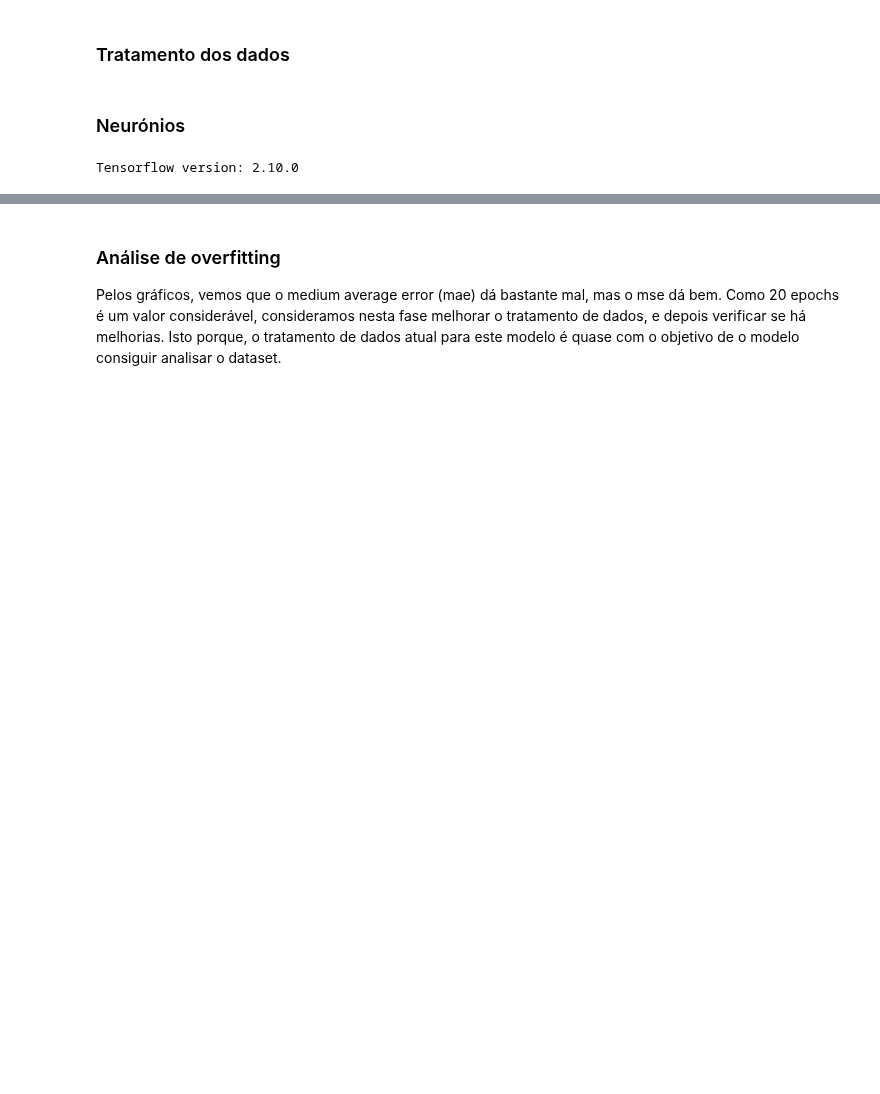
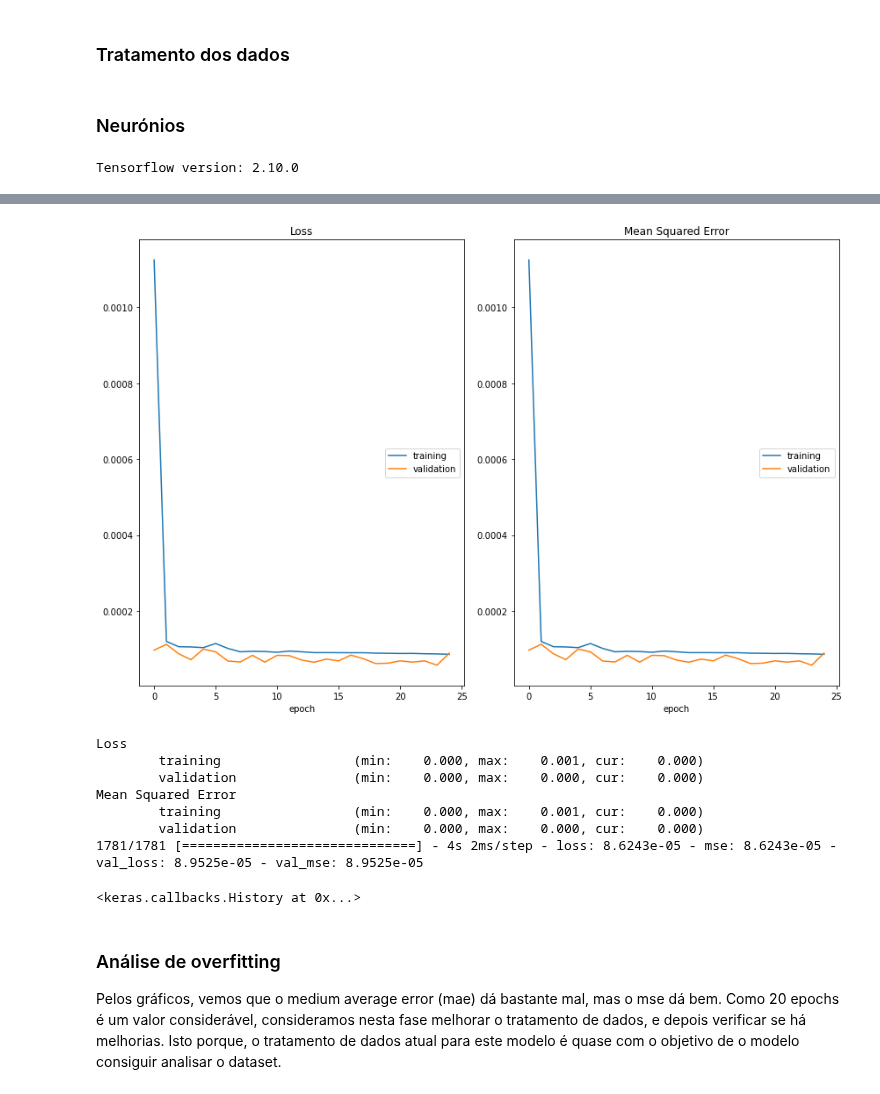
Before and after one commit to gonaloppcc/projetoDAA, a Jupyter notebook: melhor_grupo/neural_network.ipynb, the cells around one changed output, grey strips where cells are left out. Cells and saved outputs as stored; diff of their text form; code cells hidden in the pictures; blank space fills up the shorter version.

```diff
--- a/melhor_grupo/neural_network.ipynb
+++ b/melhor_grupo/neural_network.ipynb
@@ -107,28 +107,24 @@ Tensorflow version: 2.10.0
 # %%
 dataset_MLP = df
 
-X_MLP = dataset_MLP.drop(8, axis=1)
-y_MLP = dataset_MLP[[8]]
-
+X_MLP = dataset_MLP.drop(11, axis=1)
+y_MLP = dataset_MLP[[11]]
+#df.hist(figsize=(14, 14));
 small_dataset = False
 if small_dataset:
     remove_n = 40000
     drop_indices = np.random.choice(dataset_MLP.index, remove_n, replace=False)
     dataset_MLP_subset = dataset_MLP.drop(drop_indices)
-    X_MLP = dataset_MLP_subset.drop(8, axis=1)
-    y_MLP = dataset_MLP_subset[[8]]
+    X_MLP = dataset_MLP_subset.drop(11, axis=1)
+    y_MLP = dataset_MLP_subset[[11]]
 # %%
-
-# Onde fui buscar algumas coisas:
-# https://www.projectpro.io/recipes/find-optimal-parameters-using-gridsearchcv
-
 
 X_train, X_test, y_train, y_test = train_test_split(X_MLP, y_MLP, test_size=0.2, random_state=RANDOM_SEED)
 
 number_columns = len(X_train.columns)#.count()
 #print("Número de colunas: ", number_columns)
 
-def build_model(activation='relu', learning_rate=0.01):
+def build_model(activation='relu', learning_rate=0.01, hidden_neurons = 6):
 #create a sequential model (with three Layers - Last one is the output)
     model = Sequential()
     model.add(Dense(number_columns, input_dim=number_columns, activation=activation))
@@ -149,6 +145,7 @@ model.summary()
 
 TUNING_DICT = {'learning_rate': [0.01,0.03, 0.1],
                 'activation' : ['relu', 'sigmoid'],
+               'hidden_neurons' : [4, 6, 8, 12, 16],
                  }
 
 kf = KFold(n_splits=2, shuffle=True, random_state=RANDOM_SEED)
@@ -204,15 +201,25 @@ Epoch 1/15
 # %%
 
 from livelossplot import PlotLossesKerasTF
 
 
 best_mlp_model = grid_search.best_estimator_
 
 
 
-best_mlp_model.fit(X_train, y_train, epochs=20,
+best_mlp_model.fit(X_train, y_train, epochs=25,
 validation_data=(X_test, y_test),
 callbacks=[PlotLossesKerasTF()], verbose=1)
+# %% [output]
+[figure, added]
+Loss
+        training                 (min:    0.000, max:    0.001, cur:    0.000)
+        validation               (min:    0.000, max:    0.000, cur:    0.000)
+Mean Squared Error
+        training                 (min:    0.000, max:    0.001, cur:    0.000)
+        validation               (min:    0.000, max:    0.000, cur:    0.000)
+1781/1781 [==============================] - 4s 2ms/step - loss: 8.6243e-05 - mse: 8.6243e-05 - val_loss: 8.9525e-05 - val_mse: 8.9525e-05
+<keras.callbacks.History at 0x...>
 # %% [markdown]
 ### Análise de overfitting
 
```
Also changed, not shown: parts of 4 cells of this notebook.
